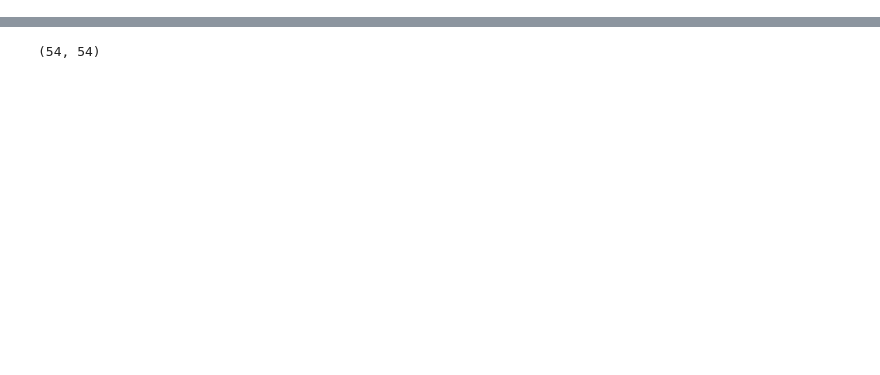
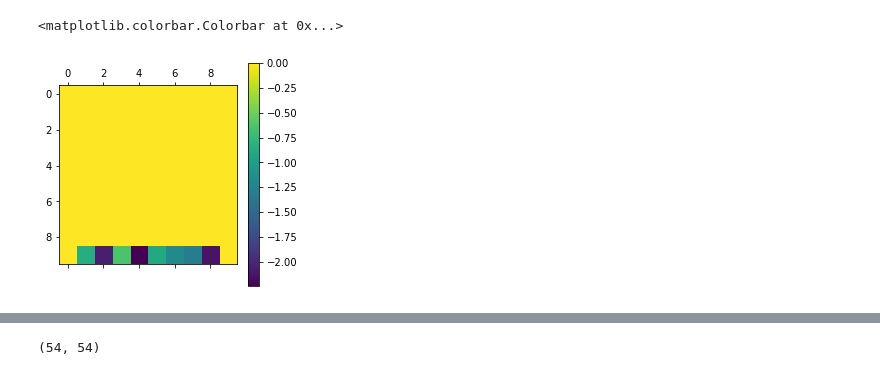
Before and after one commit to markovmodel/msmrd, a Jupyter notebook: scripts/createMSM_asym2D.ipynb, the cells around one changed output, grey strips where cells are left out. Cells and saved outputs as stored; diff of their text form; code cells hidden in the pictures; blank space fills up the shorter version.

```diff
--- a/scripts/createMSM_asym2D.ipynb
+++ b/scripts/createMSM_asym2D.ipynb
@@ -208,0 +292,24 @@ plt.plot(np.sum(T[:,-15:],axis=1), 'o')
+# %%
+bathStates = range(alltrajs.bathIndex, len(T))
+mfpt_fullMatrix = np.zeros((10,10))
+for i in range(0, 9):
+    mfpt_fullMatrix[i, 9] = M.mfpt(i, bathStates) * 0.01
+    mfpt_fullMatrix[9, i] = M.mfpt(bathStates, i) * 0.01
+    for j in range(0,9):
+        if i != j:
+            mfpt_fullMatrix[i,j] = M.mfpt(i,j) * 0.01
+# %%
+bathStates = range(alltrajs.bathIndex, len(T))
+mfpt_tpt_fullMatrix = np.zeros((10,10))
+for i in range(0, 9):
+    mfpt_tpt_fullMatrix[i,9] = pyemma.msm.tpt(M, [i], bathStates).mfpt * 0.01
+    mfpt_tpt_fullMatrix[9, i] = pyemma.msm.tpt(M, bathStates, [i]).mfpt * 0.01
+    for j in range(0,9):
+        if i != j:
+            mfpt_tpt_fullMatrix[i,j] = pyemma.msm.tpt(M, [i], [j]).mfpt * 0.01
+# %%
+plt.matshow(mfpt_tpt_fullMatrix-mfpt_fullMatrix)
+plt.colorbar()
+# %% [output]
+<matplotlib.colorbar.Colorbar at 0x...>
+[figure, added]
```
Also changed, not shown: parts of 25 cells of this notebook, 8 other files.
